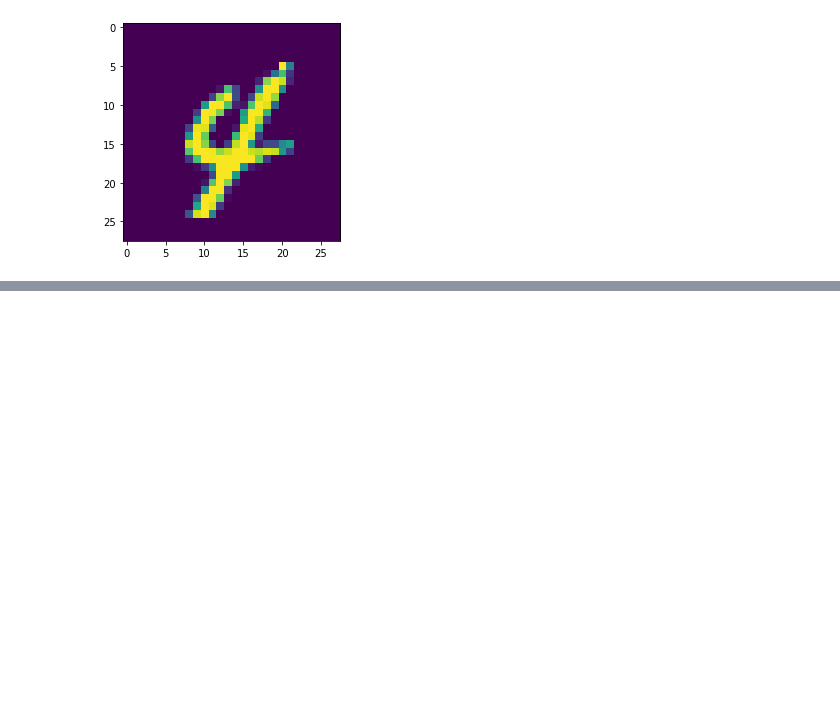
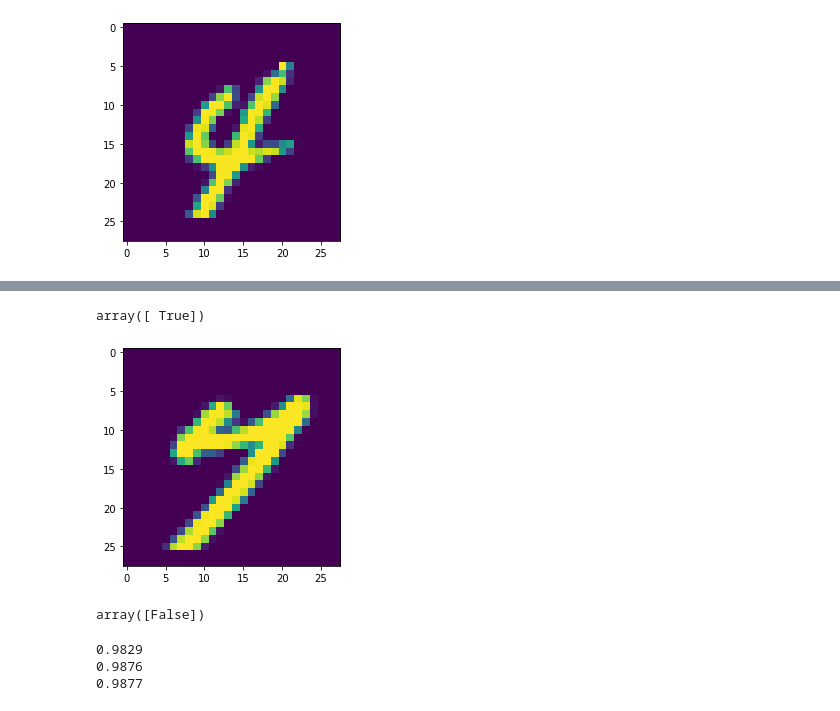
Before and after one commit to aayu1990/MNIST-handwritten-charRecognition, a Jupyter notebook: MNIST-handwritten-charRecognition.ipynb, the cells around one changed output, grey strips where cells are left out. Drawn from its saved outputs; the diff is of its cells as text; code cells hidden in the pictures; blank space fills up the shorter version.

Commit message:
SGD classifier, confusion matrix and precision_recall_curve

```diff
--- a/MNIST-handwritten-charRecognition.ipynb
+++ b/MNIST-handwritten-charRecognition.ipynb
@@ -96,0 +164,12 @@ viz(69977)
+# %%
+clf.predict(X[1000].reshape(1,-1))
+# %% [output]
+array([ True])
+# %%
+viz(1001)
+# %% [output]
+[figure, added]
+# %%
+clf.predict(X[1001].reshape(1,-1))
+# %% [output]
+array([False])
@@ -96,0 +183,17 @@ viz(69977)
+# %%
+#Since we have divided our data into 3 groups, we will loop over the data thrice
+for train_index, test_index in skfolds.split(X_train, y_train_0):
+    clf_clone = clone(clf2) # cloning the model
+    X_train_fold = X_train[train_index] # finding training and test fold in each iteration
+    X_test_fold = X_train[test_index]
+    y_train_fold = (y_train_0[train_index])
+    y_test_fold = (y_train_0[test_index])
+
+    clf_clone.fit(X_train_fold, y_train_fold) # fitting the model in each iteration
+    y_pred = clf_clone.predict(X_test_fold) # predicting in each iteration
+    num_correct = sum(y_pred == y_test_fold)
+    print("{0:.4f}".format(num_correct/len(y_pred)))
+# %% [output]
+0.9829
+0.9876
+0.9877
```
Also changed, not shown: parts of 40 cells of this notebook.
